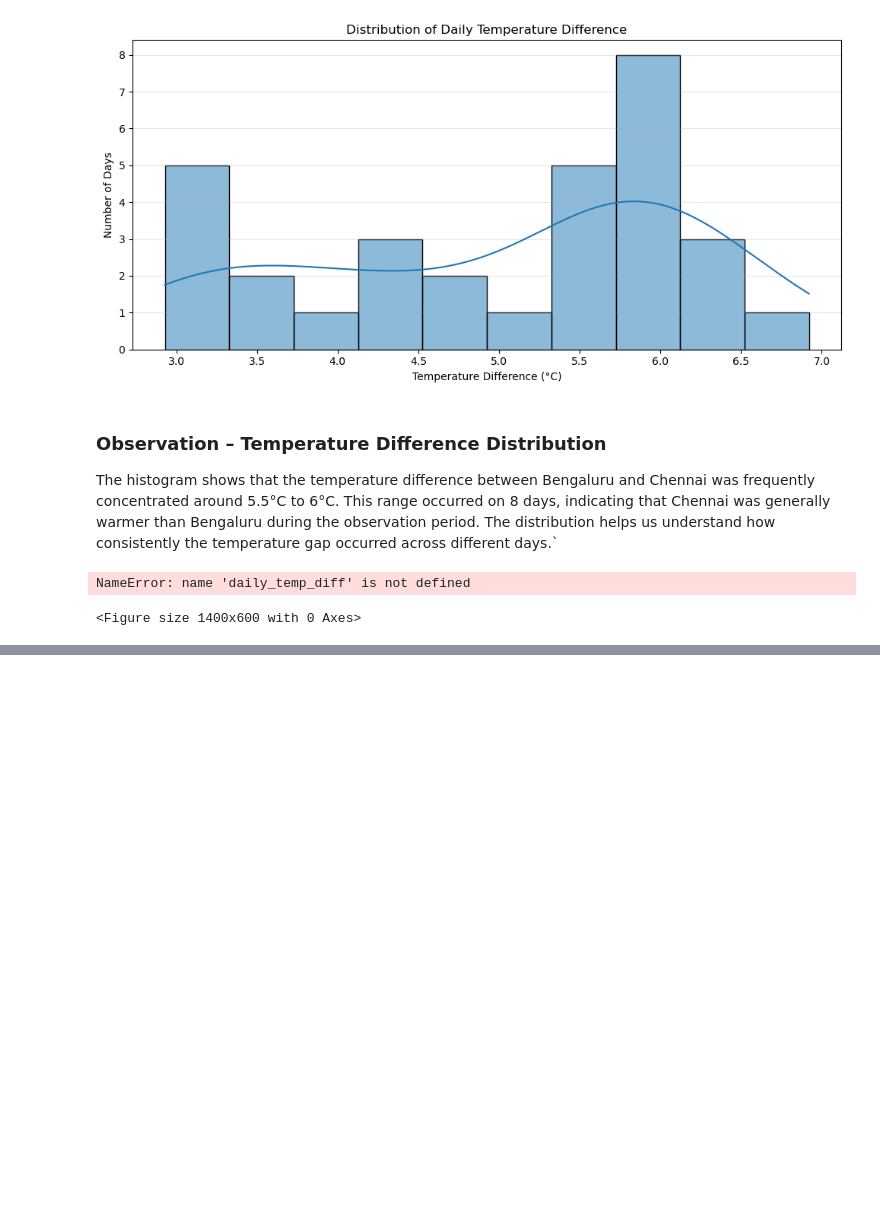
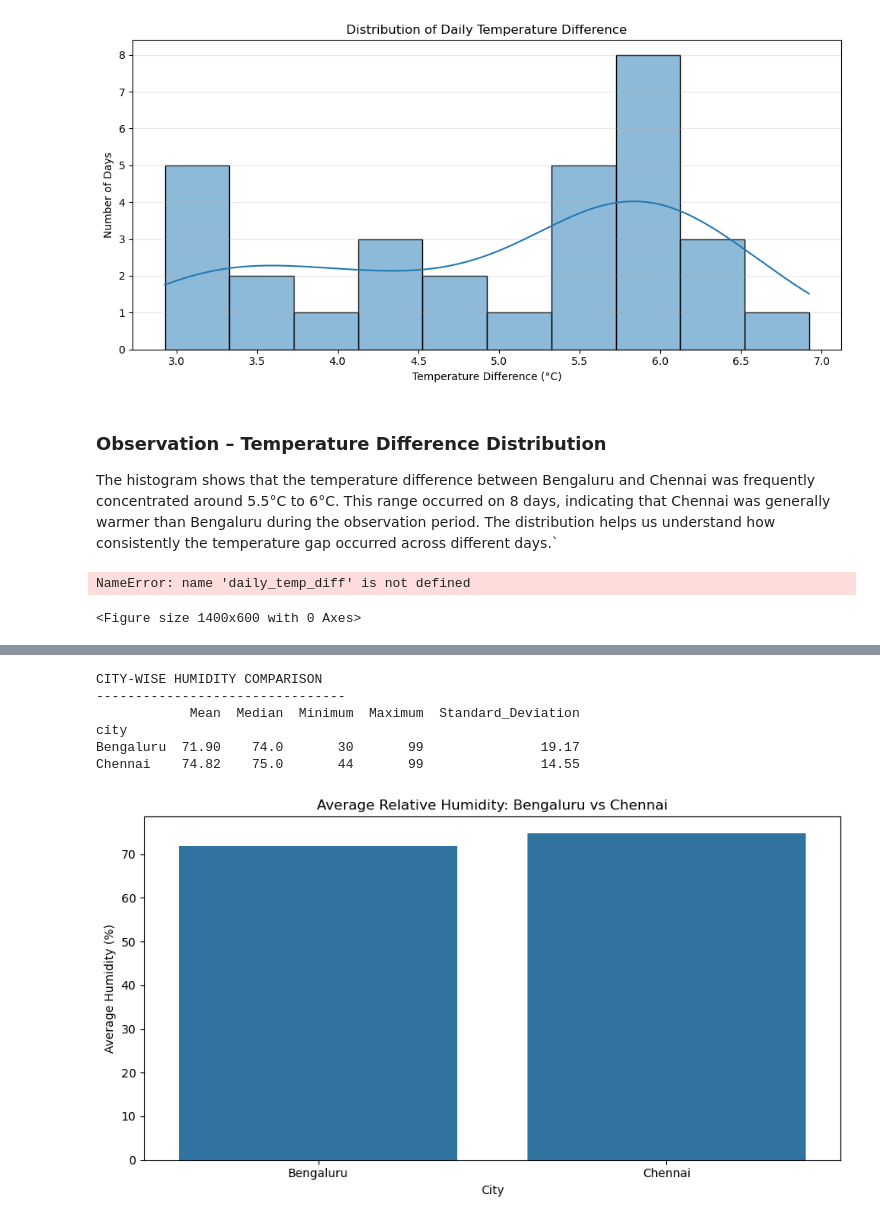
Before and after one commit to shabaz-syed/AtomSync-MicroClimate-Analaytics, a Jupyter notebook: Notebooks/01_data_understanding.ipynb, the cells around one changed output, grey strips where cells are left out. Saved outputs shown, nothing was run; the diff lists cells and outputs as text; code cells hidden in the pictures; blank space fills up the shorter version.

```diff
--- a/Notebooks/01_data_understanding.ipynb
+++ b/Notebooks/01_data_understanding.ipynb
@@ -1705,0 +1718,41 @@ plt.show()
+# %%
+
+# CITY-WISE HUMIDITY COMPARISON
+
+humidity_comparison = df.groupby('city')['relative_humidity_pct'].agg(
+    Mean='mean',
+    Median='median',
+    Minimum='min',
+    Maximum='max',
+    Standard_Deviation='std'
+)
+
+print("CITY-WISE HUMIDITY COMPARISON")
+print("--------------------------------")
+print(humidity_comparison.round(2))
+# %% [output]
+CITY-WISE HUMIDITY COMPARISON
+--------------------------------
+            Mean  Median  Minimum  Maximum  Standard_Deviation
+city
+Bengaluru  71.90    74.0       30       99               19.17
+Chennai    74.82    75.0       44       99               14.55
+# %%
+
+# CITY-WISE HUMIDITY COMPARISON CHART
+
+plt.figure(figsize=(9, 5))
+
+sns.barplot(
+    x=humidity_comparison.index,
+    y=humidity_comparison['Mean']
+)
+
+plt.title('Average Relative Humidity: Bengaluru vs Chennai')
+plt.xlabel('City')
+plt.ylabel('Average Humidity (%)')
+
+plt.tight_layout()
+plt.show()
+# %% [output]
+[figure, added]
```
Also changed, not shown: parts of 12 cells of this notebook.
